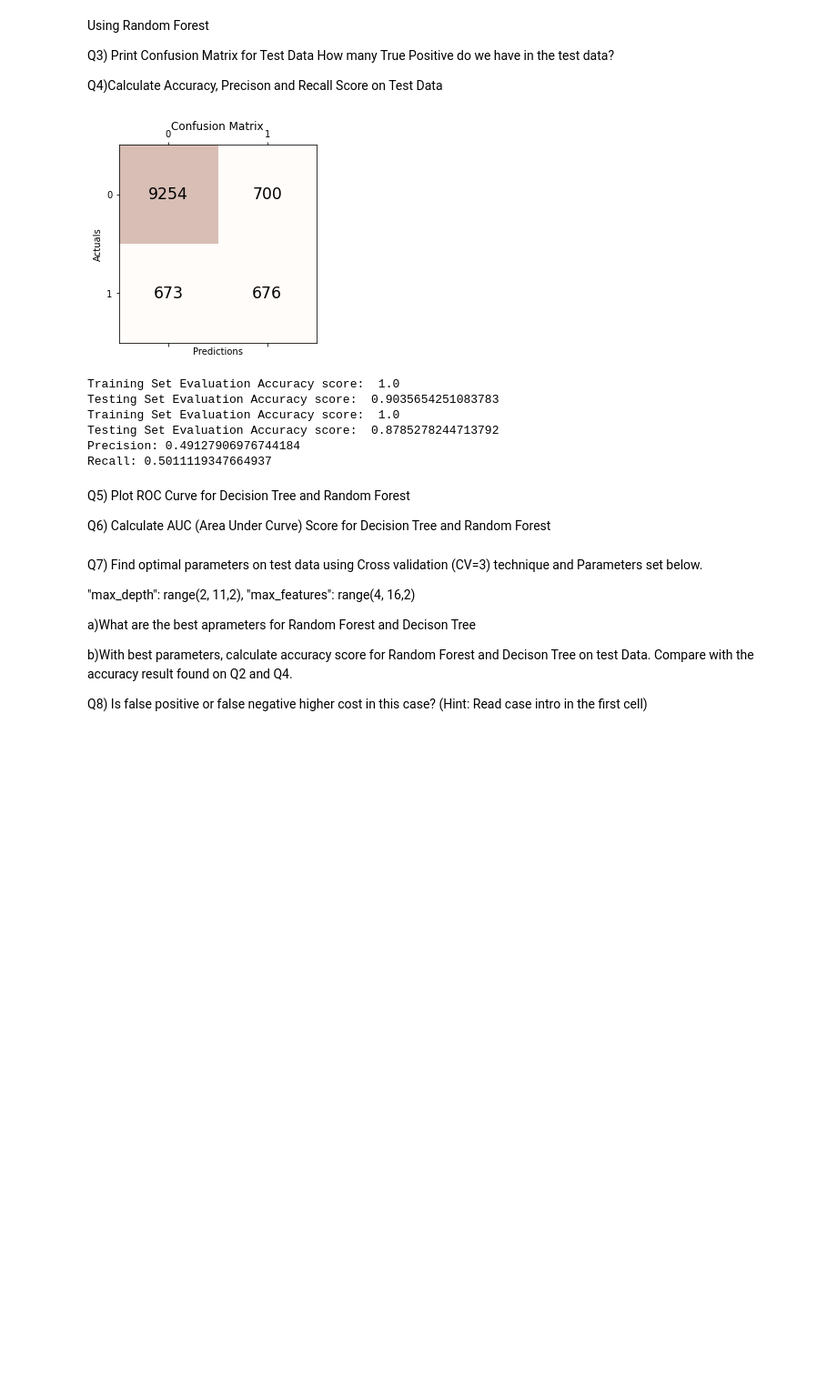
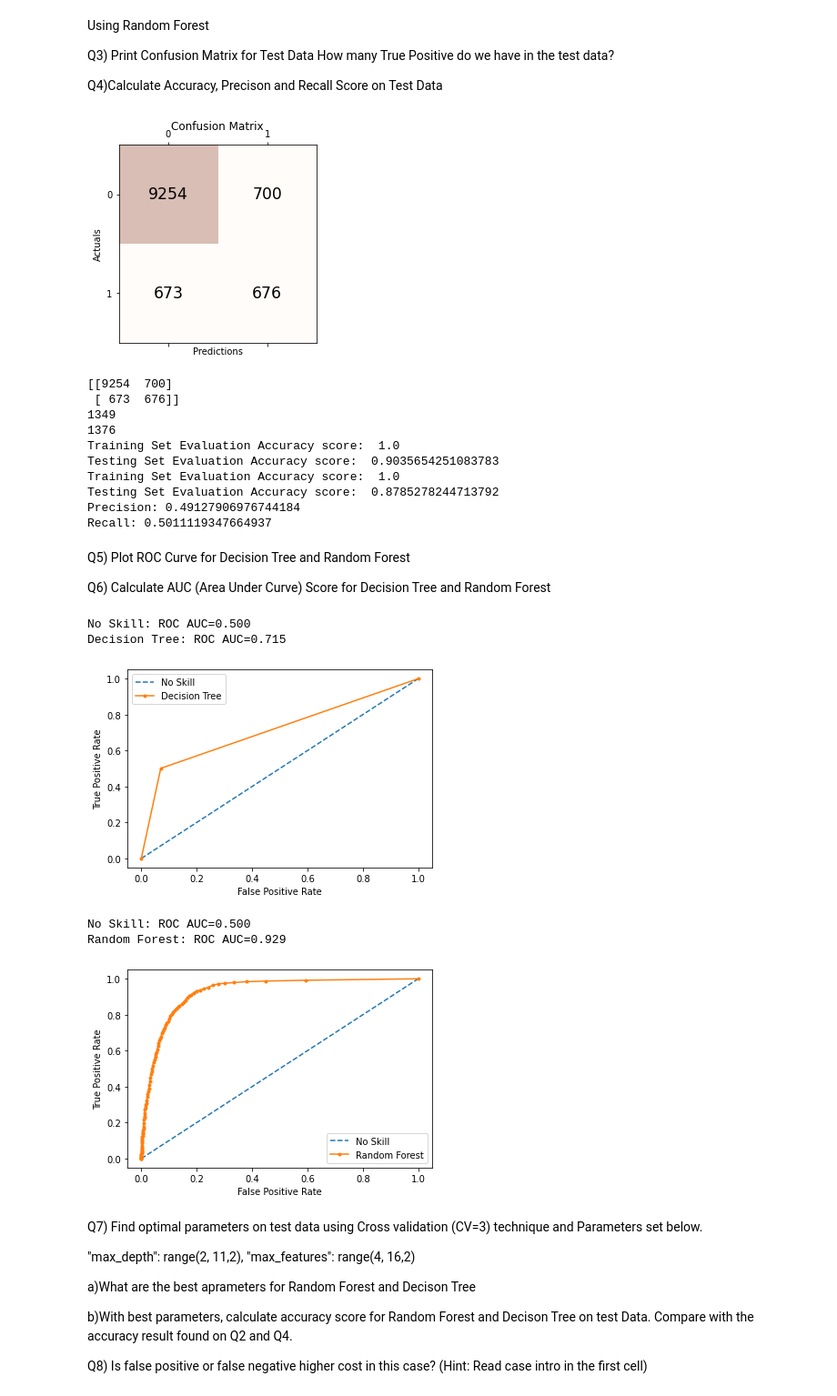
Before and after one commit to taranakasamanli/DataScience, a Jupyter notebook: Homework4.ipynb, the cells around one changed output. Shown: that part at 91% size. Cells and saved outputs as stored; diff of their text form; code cells hidden in the pictures; blank space fills up the shorter version.

```diff
--- a/Homework4.ipynb
+++ b/Homework4.ipynb
@@ -259,6 +268,11 @@ plt.xlabel('Predictions')
 plt.ylabel('Actuals')
 plt.title('Confusion Matrix')
 plt.show()
+
+#true positives
+print(confusionmatrix2)
+print(sum(y_test))
+print(sum(test_data))
 
 from sklearn.ensemble import RandomForestClassifier
 rfc = RandomForestClassifier(criterion = 'entropy', random_state = 21)
@@ -281,6 +295,10 @@ from sklearn.metrics import recall_score
 print('Recall: ' + str(recall_score(y_test, data_test)))
 # %% [output]
 [figure]
+[[9254  700]
+ [ 673  676]]
+1349
+1376
 Training Set Evaluation Accuracy score:  1.0
 Testing Set Evaluation Accuracy score:  0.9035654251083783
 Training Set Evaluation Accuracy score:  1.0
@@ -291,6 +309,70 @@ Recall: 0.5011119347664937
 Q5) Plot ROC Curve for Decision Tree and Random Forest
 
 Q6) Calculate AUC (Area Under Curve) Score for Decision Tree and Random Forest
+# %%
+from sklearn.metrics import roc_curve
+from sklearn.metrics import roc_auc_score
+from matplotlib import pyplot
+ns_probs = [0 for _ in range(len(y_test))]
+
+lr_probs = data.predict_proba(X_test)
+
+lr_probs = lr_probs[:, 1]
+
+ns_auc = roc_auc_score(y_test, ns_probs)
+lr_auc = roc_auc_score(y_test, lr_probs)
+
+print('No Skill: ROC AUC=%.3f' % (ns_auc))
+print('Decision Tree: ROC AUC=%.3f' % (lr_auc))
+
+ns_fpr, ns_tpr, _ = roc_curve(y_test, ns_probs)
+lr_fpr, lr_tpr, _ = roc_curve(y_test, lr_probs)
+
+pyplot.plot(ns_fpr, ns_tpr, linestyle='--', label='No Skill')
+pyplot.plot(lr_fpr, lr_tpr, marker='.', label='Decision Tree')
+
+pyplot.xlabel('False Positive Rate')
+pyplot.ylabel('True Positive Rate')
+
+pyplot.legend()
+
+pyplot.show()
+
+
+from sklearn.metrics import roc_curve
+from sklearn.metrics import roc_auc_score
+from matplotlib import pyplot
+ns_probs = [0 for _ in range(len(y_test))]
+
+lr_probs = rfc.predict_proba(X_test)
+
+lr_probs = lr_probs[:, 1]
+
+ns_auc = roc_auc_score(y_test, ns_probs)
+lr_auc = roc_auc_score(y_test, lr_probs)
+
+print('No Skill: ROC AUC=%.3f' % (ns_auc))
+print('Random Forest: ROC AUC=%.3f' % (lr_auc))
+
+ns_fpr, ns_tpr, _ = roc_curve(y_test, ns_probs)
+lr_fpr, lr_tpr, _ = roc_curve(y_test, lr_probs)
+
+pyplot.plot(ns_fpr, ns_tpr, linestyle='--', label='No Skill')
+pyplot.plot(lr_fpr, lr_tpr, marker='.', label='Random Forest')
+
+pyplot.xlabel('False Positive Rate')
+pyplot.ylabel('True Positive Rate')
+
+pyplot.legend()
+
+pyplot.show()
+# %% [output]
+No Skill: ROC AUC=0.500
+Decision Tree: ROC AUC=0.715
+[figure, added]
+No Skill: ROC AUC=0.500
+Random Forest: ROC AUC=0.929
+[figure, added]
 # %% [markdown]
 Q7) Find optimal parameters on test data using Cross validation (CV=3) technique and  Parameters set below.
 
```
Also changed, not shown: parts of 6 cells of this notebook.
